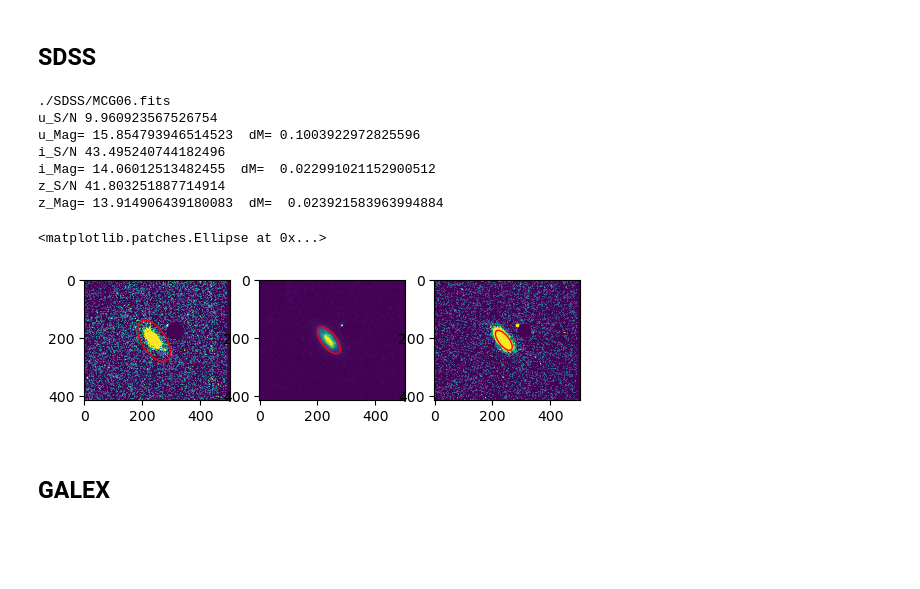
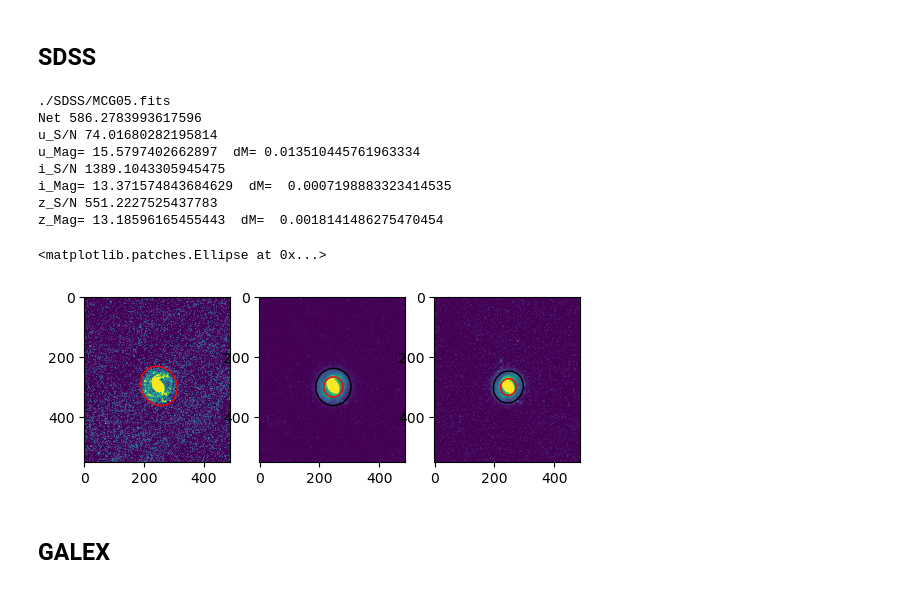
Before and after one commit to gregorycorcoran/Astro-Data, a Jupyter notebook: Archival_Photometry.ipynb, the cells around one changed output. Saved outputs shown, nothing was run; the diff lists cells and outputs as text; code cells hidden in the pictures; blank space fills up the shorter version.

```diff
--- a/Archival_Photometry.ipynb
+++ b/Archival_Photometry.ipynb
@@ -35,12 +35,10 @@ hdr['FILTNAME']
 # %% [markdown]
 ## SDSS ##
 # %%
-obj_ind=1
+obj_ind=0
 survey='SDSS'
 
 print(surveys[survey][obj_ind])
-target=surveys[survey][obj_ind].split('/')[-1].split('.')[0]
-target_x,target_y=wcs.world_to_pixel(targets[target])
 u_hdr=fits.open(surveys[survey][obj_ind])[0].header
 i_hdr=fits.open(surveys[survey][obj_ind])[3].header
 z_hdr=fits.open(surveys[survey][obj_ind])[4].header
@@ -48,13 +46,15 @@ wcs=WCS(u_hdr)
 u_im=fits.open(surveys[survey][obj_ind])[0].data.byteswap().newbyteorder()
 i_im=fits.open(surveys[survey][obj_ind])[3].data.byteswap().newbyteorder()
 z_im=fits.open(surveys[survey][obj_ind])[4].data.byteswap().newbyteorder()
+target=surveys[survey][obj_ind].split('/')[-1].split('.')[0]
+target_x,target_y=wcs.world_to_pixel(targets[target])
 fig, (ax1,ax2,ax3) = plt.subplots(1, 3)
 ax1.imshow(u_im,vmin=0,vmax=20*np.median(u_im))
 ax2.imshow(i_im,vmin=0,vmax=200*np.median(i_im))
 ax3.imshow(z_im,vmin=0,vmax=300*np.median(z_im))
 
 
-u_bkg_mean,u_bkg_med,u_bkg_rms=sigma_clipped_stats(u_im[0:150,0:150])
+u_bkg_mean,u_bkg_med,u_bkg_rms=sigma_clipped_stats(u_im[0:100,0:100])
 u_objects= sep.extract(u_im,0.3,err=u_bkg_rms)
 ind=np.argmax([el[15]*el[16] for el in u_objects])
 x=u_objects['x'][ind]
@@ -66,7 +66,8 @@ kronrad, krflag = sep.kron_radius(u_im, [x], [y], [a], [b], [theta], 6.0)
 aper=EllipticalAperture((x,y),2.5*kronrad[0]*a,2.5*kronrad[0]*b,theta)
 phot_table = aperture_photometry(u_im, aper)
 net=phot_table['aperture_sum'][0]
-SN_gal=net/np.sqrt(net+aper.area*u_bkg_rms)
+print('Net',net)
+SN_gal=net/np.sqrt((net/u_hdr['GAIN'])+aper.area*u_hdr['RNOISE']**2+aper.area*u_bkg_rms**2)
 print('u_S/N',SN_gal)
 print('u_Mag=',-2.5*np.log10(float(net))+22.5,' dM=',1/SN_gal)
 e_app = Ellipse(xy=(x, y),
@@ -77,8 +78,8 @@ e_app.set_facecolor('none')
 e_app.set_edgecolor('red')
 ax1.add_artist(e_app)
 
-i_bkg_mean,i_bkg_med,i_bkg_rms=sigma_clipped_stats(i_im[0:150,0:150])
-i_objects= sep.extract(i_im, i_bkg_med+2*i_bkg_rms)#use if no blending wanted
+i_bkg_mean,i_bkg_med,i_bkg_rms=sigma_clipped_stats(i_im[0:100,0:100])
+i_objects= sep.extract(i_im, 1.5,i_bkg_rms)#use if no blending wanted
 #print(i_objects['x'])
 ind=np.argmin([np.sqrt((i_objects['x'][el]-len(i_im[0])/2)**2+(i_objects['y'][el]-len(i_im)/2)**2) for el in range(len(i_objects))])
 x=i_objects['x'][ind]
@@ -86,54 +87,72 @@ y=i_objects['y'][ind]
 a=i_objects['a'][ind]
 b=i_objects['b'][ind]
 theta=i_objects['theta'][ind]
+e1 = Ellipse(xy=(i_objects['x'][ind], i_objects['y'][ind]),
+                width=6*i_objects['a'][ind],
+                height=6*i_objects['b'][ind],
+                angle=i_objects['theta'][ind] * 180. / np.pi)
+e1.set_facecolor('none')
+e1.set_edgecolor('black')
+ax2.add_artist(e1)
+
 kronrad, krflag = sep.kron_radius(i_im, [x], [y], [a], [b], [theta], 8.0)
 aper=EllipticalAperture((x,y),2.5*kronrad[0]*a,2.5*kronrad[0]*b,theta)
 phot_table = aperture_photometry(i_im, aper)
 net=phot_table['aperture_sum'][0]
-SN_gal=net/np.sqrt(net+aper.area*i_bkg_rms)
+#SN_gal=net/np.sqrt(net+aper.area*i_bkg_rms)
+SN_gal=net/np.sqrt((net/i_hdr['GAIN'])+aper.area*i_hdr['RNOISE']**2+aper.area*i_bkg_rms**2)
 print('i_S/N',SN_gal)
 print('i_Mag=',-2.5*np.log10(float(net))+22.5,' dM= ',1/SN_gal)
 e_app = Ellipse(xy=(x, y),
                 width=2.5*kronrad*a,
                 height=2.5*kronrad*b,
                 angle=theta*(180/np.pi))
 e_app.set_facecolor('none')
 e_app.set_edgecolor('red')
 ax2.add_artist(e_app)
 
-z_bkg_mean,z_bkg_med,z_bkg_rms=sigma_clipped_stats(z_im[0:150,0:150])
-z_objects= sep.extract(z_im, z_bkg_med+2*z_bkg_rms)#use if no blending wanted
+z_bkg_mean,z_bkg_med,z_bkg_rms=sigma_clipped_stats(z_im[0:100,0:100])
+z_objects= sep.extract(z_im,1.5,z_bkg_rms)#use if no blending wanted
 #print(z_objects['x'])
 ind=np.argmin([np.sqrt((z_objects['x'][el]-len(z_im[0])/2)**2+(z_objects['y'][el]-len(z_im)/2)**2) for el in range(len(z_objects))])
 x=z_objects['x'][ind]
 y=z_objects['y'][ind]
 a=z_objects['a'][ind]
 b=z_objects['b'][ind]
 theta=z_objects['theta'][ind]
+e1 = Ellipse(xy=(z_objects['x'][ind], z_objects['y'][ind]),
+                width=6*z_objects['a'][ind],
+                height=6*z_objects['b'][ind],
+                angle=z_objects['theta'][ind] * 180. / np.pi)
+e1.set_facecolor('none')
+e1.set_edgecolor('black')
+ax3.add_artist(e1)
 kronrad, krflag = sep.kron_radius(z_im, [x], [y], [a], [b], [theta], 8.0)
 aper=EllipticalAperture((x,y),2.5*kronrad[0]*a,2.5*kronrad[0]*b,theta)
 phot_table = aperture_photometry(z_im, aper)
 net=phot_table['aperture_sum'][0]
-SN_gal=net/np.sqrt(net+aper.area*z_bkg_rms)
+#SN_gal=net/np.sqrt(net+aper.area*z_bkg_rms)
+SN_gal=net/np.sqrt((net/z_hdr['GAIN'])+aper.area*z_hdr['RNOISE']**2+aper.area*z_bkg_rms**2)
 print('z_S/N',SN_gal)
 print('z_Mag=',-2.5*np.log10(float(net))+22.5,' dM= ',1/SN_gal)
 e_app = Ellipse(xy=(x, y),
                 width=2.5*kronrad*a,
                 height=2.5*kronrad*b,
                 angle=theta*(180/np.pi))
 e_app.set_facecolor('none')
 e_app.set_edgecolor('red')
 ax3.add_artist(e_app)
 # %% [output]
-./SDSS/MCG06.fits
-u_S/N 9.960923567526754
-u_Mag= 15.854793946514523  dM= 0.1003922972825596
-i_S/N 43.495240744182496
-i_Mag= 14.06012513482455  dM=  0.022991021152900512
-z_S/N 41.803251887714914
-z_Mag= 13.914906439180083  dM=  0.023921583963994884
+./SDSS/MCG05.fits
+Net 586.2783993617596
+u_S/N 74.01680282195814
+u_Mag= 15.5797402662897  dM= 0.013510445761963334
+i_S/N 1389.1043305945475
+i_Mag= 13.371574843684629  dM=  0.0007198883323414535
+z_S/N 551.2227525437783
+z_Mag= 13.18596165455443  dM=  0.0018141486275470454
 <matplotlib.patches.Ellipse at 0x...>
-[figure, old version]
+[figure, new version]
 # %% [markdown]
 ## GALEX ##
 # %%
```
Also changed, not shown: parts of 1 cell of this notebook.
